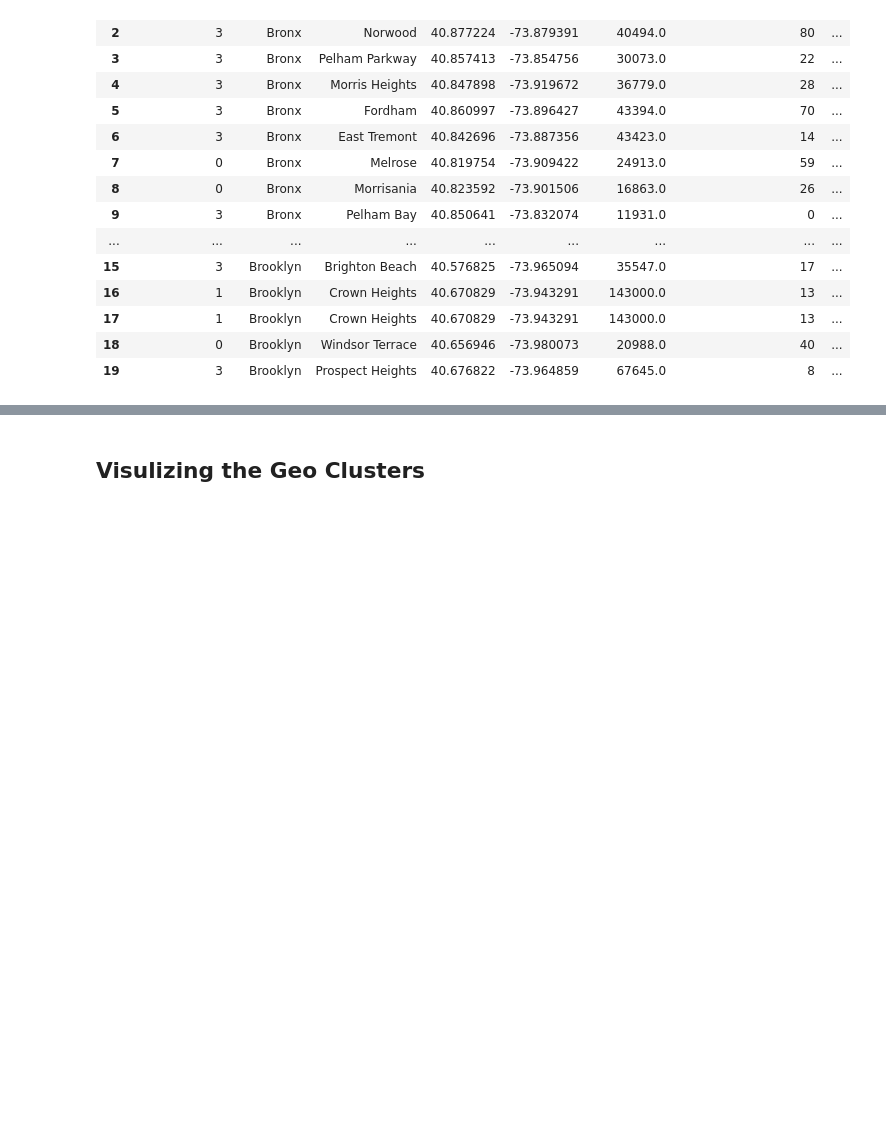
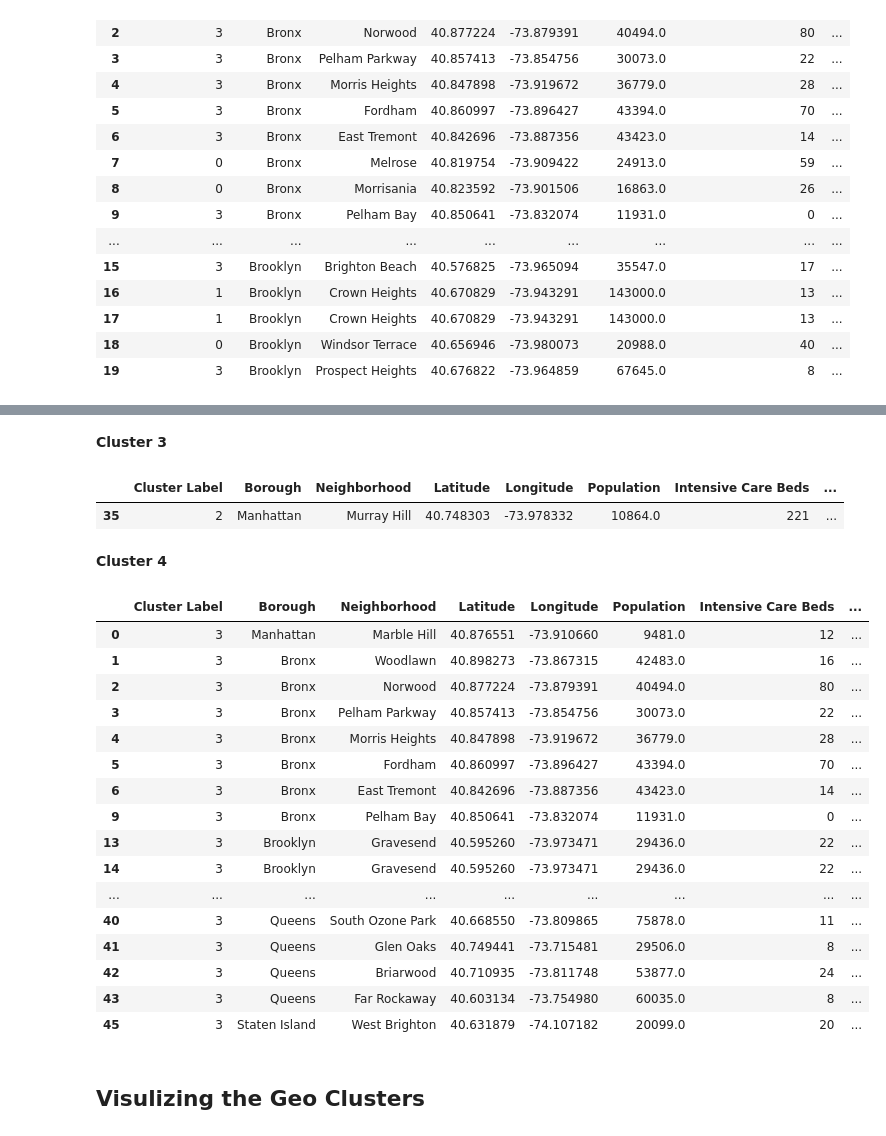
Before and after one commit to lisu1222/The-Battle-of-Neighborhoods-New-York-Hospital-Bed-Density, a Jupyter notebook: PART4 - Neighborhood Clusters for Beds per Hundred.ipynb, the cells around one changed output, grey strips where cells are left out. Cells and saved outputs as stored; diff of their text form; code cells hidden in the pictures; blank space fills up the shorter version.

Commit message:
add a part to examine clusters

```diff
--- a/PART4 - Neighborhood Clusters for Beds per Hundred.ipynb
+++ b/PART4 - Neighborhood Clusters for Beds per Hundred.ipynb
@@ -167,3 +201,32 @@ df.head(20)
+# %% [markdown]
+**Cluster 3**
+# %%
+df.loc[df['Cluster Label'] == 2, ]
+# %% [output]
+|  | Cluster Label | Borough | Neighborhood | Latitude | Longitude | Population | Intensive Care Beds | ... |
+| 35 | 2 | Manhattan | Murray Hill | 40.748303 | -73.978332 | 10864.0 | 221 | ... |
+# %% [markdown]
+**Cluster 4**
+# %%
+df.loc[df['Cluster Label'] == 3, ]
+# %% [output]
+|  | Cluster Label | Borough | Neighborhood | Latitude | Longitude | Population | Intensive Care Beds | ... |
+| 0 | 3 | Manhattan | Marble Hill | 40.876551 | -73.910660 | 9481.0 | 12 | ... |
+| 1 | 3 | Bronx | Woodlawn | 40.898273 | -73.867315 | 42483.0 | 16 | ... |
+| 2 | 3 | Bronx | Norwood | 40.877224 | -73.879391 | 40494.0 | 80 | ... |
+| 3 | 3 | Bronx | Pelham Parkway | 40.857413 | -73.854756 | 30073.0 | 22 | ... |
+| 4 | 3 | Bronx | Morris Heights | 40.847898 | -73.919672 | 36779.0 | 28 | ... |
+| 5 | 3 | Bronx | Fordham | 40.860997 | -73.896427 | 43394.0 | 70 | ... |
+| 6 | 3 | Bronx | East Tremont | 40.842696 | -73.887356 | 43423.0 | 14 | ... |
+| 9 | 3 | Bronx | Pelham Bay | 40.850641 | -73.832074 | 11931.0 | 0 | ... |
+| 13 | 3 | Brooklyn | Gravesend | 40.595260 | -73.973471 | 29436.0 | 22 | ... |
+| 14 | 3 | Brooklyn | Gravesend | 40.595260 | -73.973471 | 29436.0 | 22 | ... |
+| ... | ... | ... | ... | ... | ... | ... | ... | ... |
+| 40 | 3 | Queens | South Ozone Park | 40.668550 | -73.809865 | 75878.0 | 11 | ... |
+| 41 | 3 | Queens | Glen Oaks | 40.749441 | -73.715481 | 29506.0 | 8 | ... |
+| 42 | 3 | Queens | Briarwood | 40.710935 | -73.811748 | 53877.0 | 24 | ... |
+| 43 | 3 | Queens | Far Rockaway | 40.603134 | -73.754980 | 60035.0 | 8 | ... |
+| 45 | 3 | Staten Island | West Brighton | 40.631879 | -74.107182 | 20099.0 | 20 | ... |
 # %% [markdown]
 ## Visulizing the Geo Clusters
 # %% [markdown]
```
Also changed, not shown: parts of 5 cells of this notebook.
